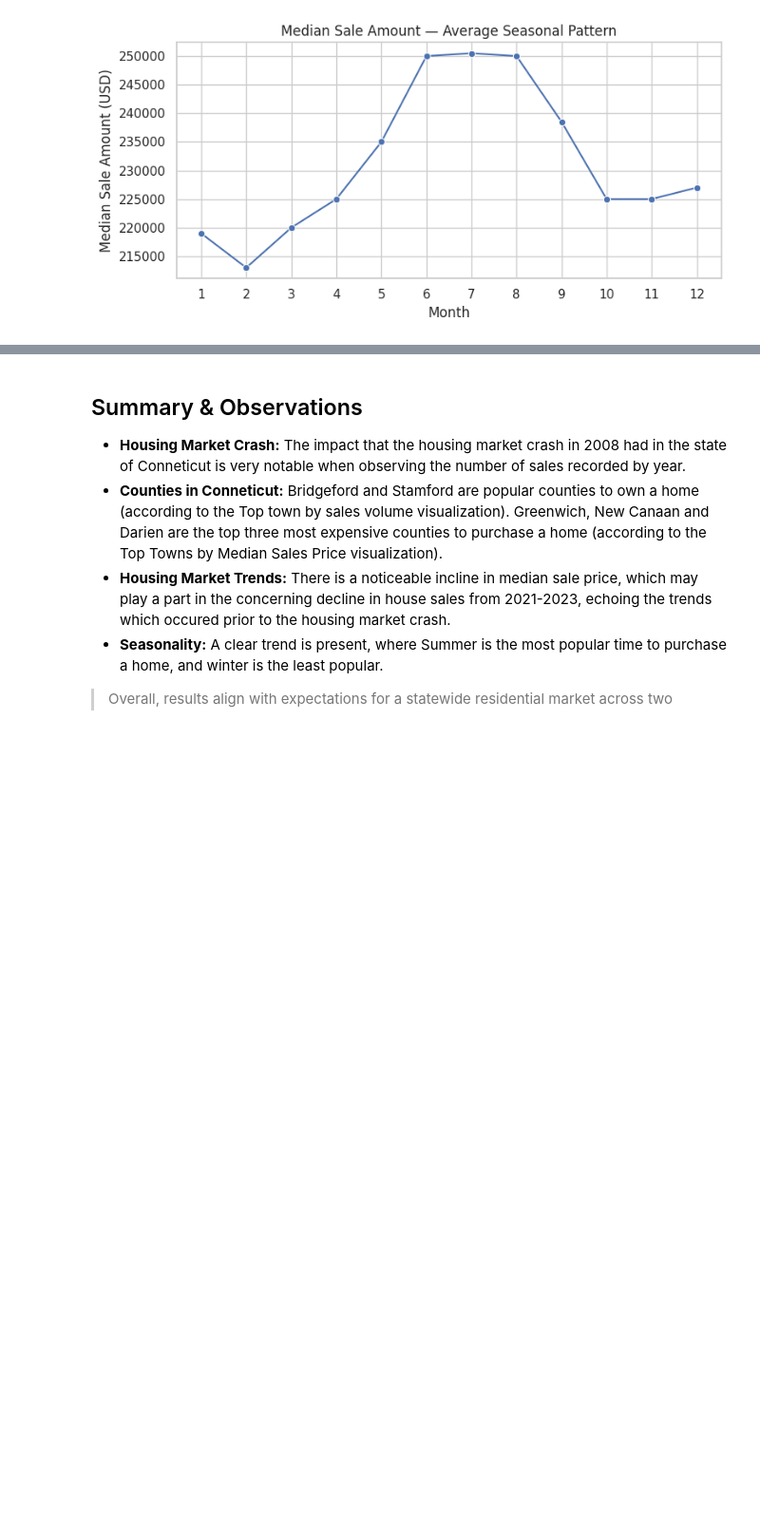
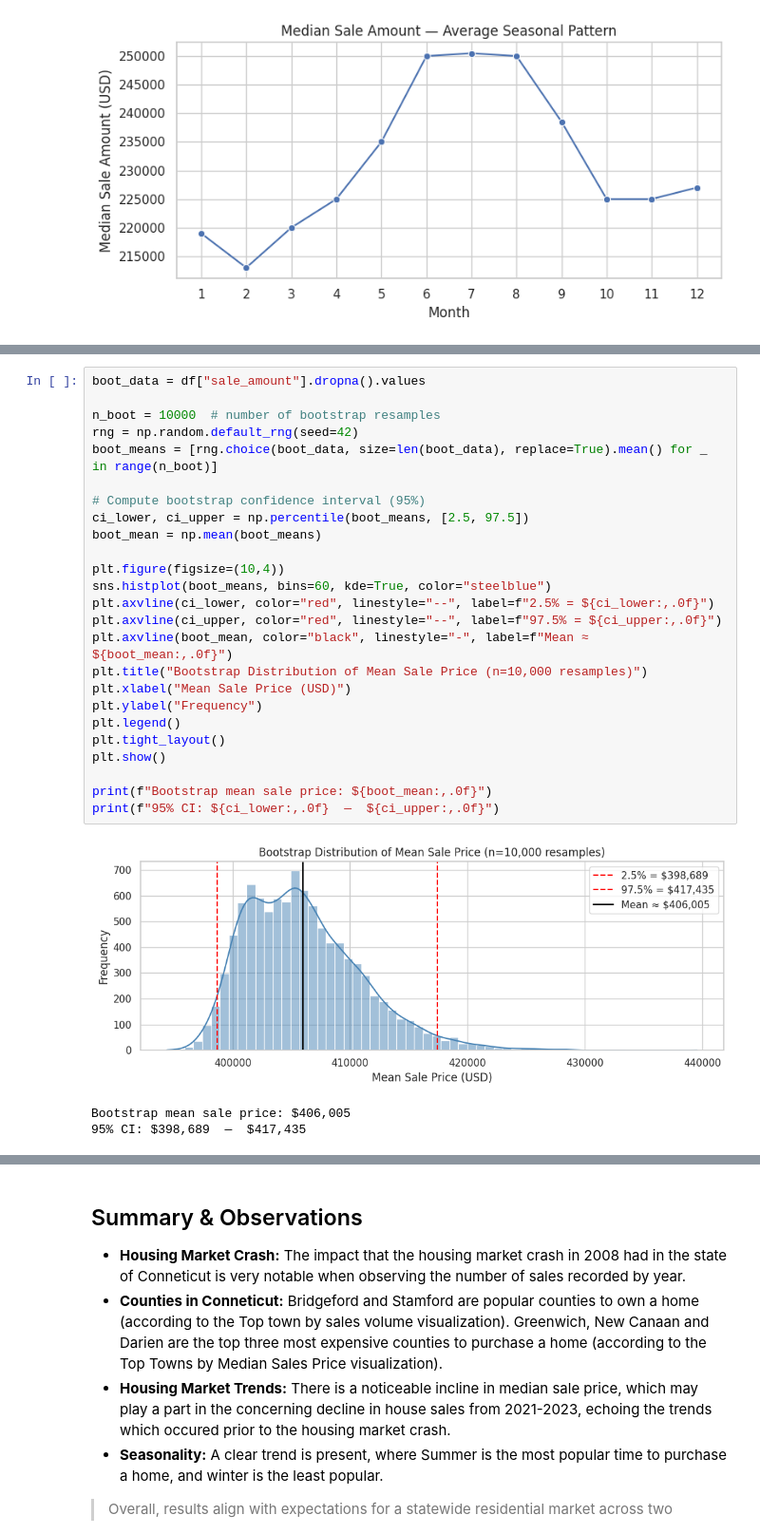
Before and after one commit to wasraw/DATA-201, a Jupyter notebook: AndreWarsaw_Project1.ipynb, the cells around one changed output, grey strips where cells are left out. Shown at 95% size. Drawn from its saved outputs; the diff is of its cells as text; blank space fills up the shorter version.

```diff
--- a/AndreWarsaw_Project1.ipynb
+++ b/AndreWarsaw_Project1.ipynb
@@ -387,0 +393,29 @@ if {"year","month"}.issubset(df.columns):
+# %%
+boot_data = df["sale_amount"].dropna().values
+
+n_boot = 10000  # number of bootstrap resamples
+rng = np.random.default_rng(seed=42)
+boot_means = [rng.choice(boot_data, size=len(boot_data), replace=True).mean() for _ in range(n_boot)]
+
+# Compute bootstrap confidence interval (95%)
+ci_lower, ci_upper = np.percentile(boot_means, [2.5, 97.5])
+boot_mean = np.mean(boot_means)
+
+plt.figure(figsize=(10,4))
+sns.histplot(boot_means, bins=60, kde=True, color="steelblue")
+plt.axvline(ci_lower, color="red", linestyle="--", label=f"2.5% = ${ci_lower:,.0f}")
+plt.axvline(ci_upper, color="red", linestyle="--", label=f"97.5% = ${ci_upper:,.0f}")
+plt.axvline(boot_mean, color="black", linestyle="-", label=f"Mean ≈ ${boot_mean:,.0f}")
+plt.title("Bootstrap Distribution of Mean Sale Price (n=10,000 resamples)")
+plt.xlabel("Mean Sale Price (USD)")
+plt.ylabel("Frequency")
+plt.legend()
+plt.tight_layout()
+plt.show()
+
+print(f"Bootstrap mean sale price: ${boot_mean:,.0f}")
+print(f"95% CI: ${ci_lower:,.0f}  —  ${ci_upper:,.0f}")
+# %% [output]
+[figure, added]
+Bootstrap mean sale price: $406,005
+95% CI: $398,689  —  $417,435
```
Also changed, not shown: parts of 2 cells of this notebook.
